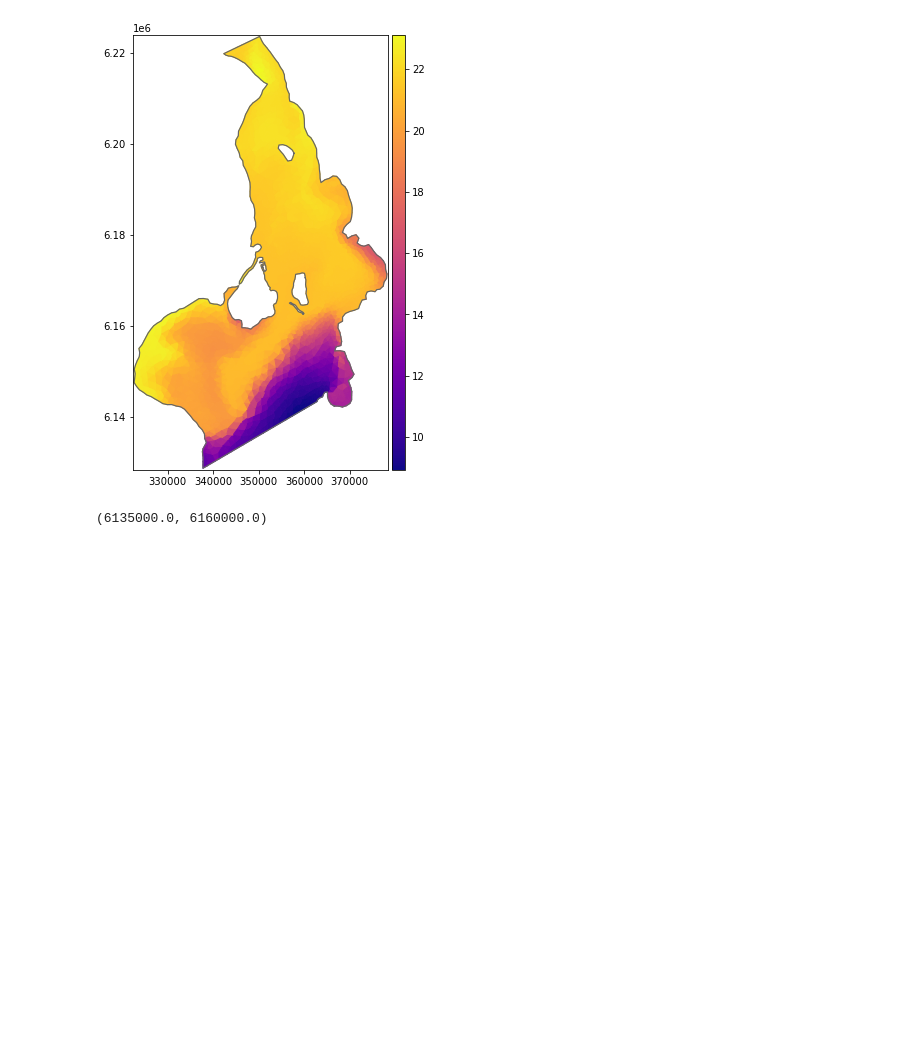
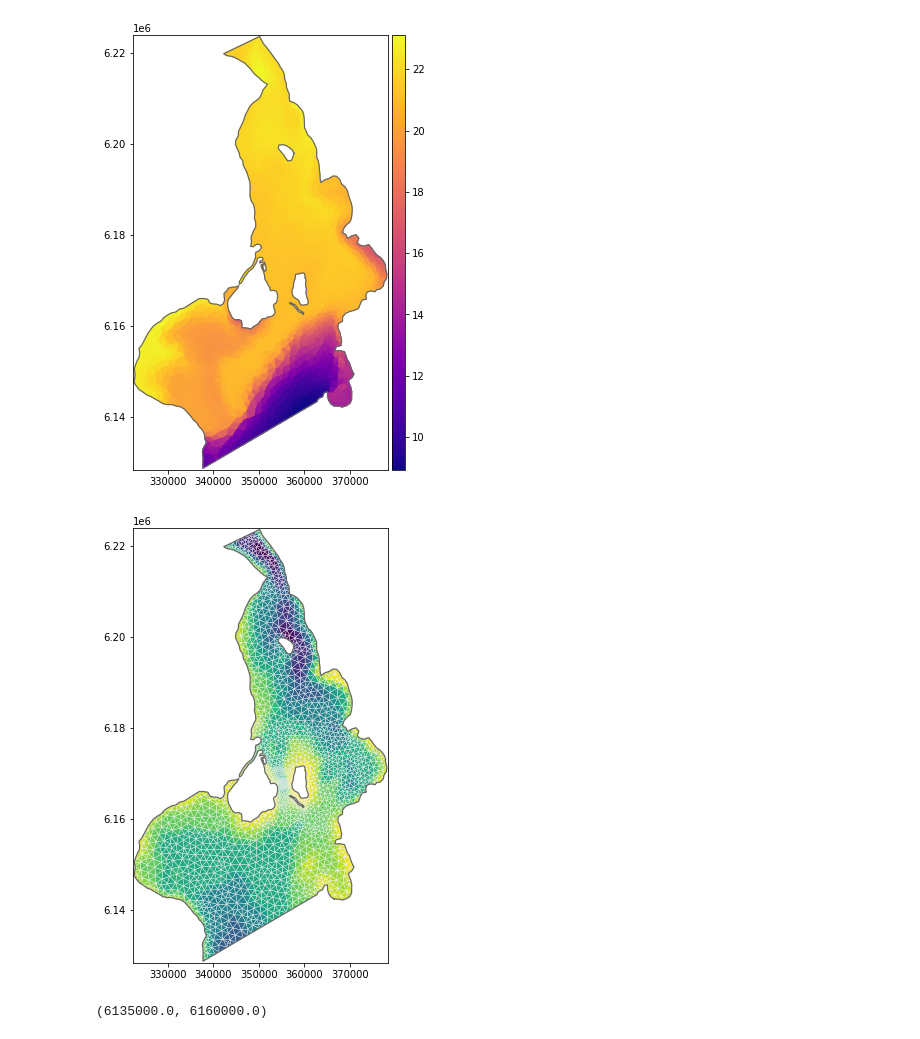
Before and after one commit to DHI/mikeio, a Jupyter notebook: notebooks/Dfsu and Mesh - Plotting.ipynb, the cells around one changed output. Drawn from its saved outputs; the diff is of its cells as text; code cells hidden in the pictures; blank space fills up the shorter version.

```diff
--- a/notebooks/Dfsu and Mesh - Plotting.ipynb
+++ b/notebooks/Dfsu and Mesh - Plotting.ipynb
@@ -100,6 +104,10 @@ dat = ds.data[0][0,:]
 dfs.plot(dat, plot_type='patch', elements=dfs.top_elements, show_mesh=False, cmap='plasma');
 # %% [output]
 [figure]
+# %%
+dfs.plot(colorbar=False);
+# %% [output]
+[figure, added]
 # %%
 ax = dfs.plot(dat, plot_type='contour', elements=dfs.top_elements, show_mesh=True, cmap='tab20', label='Salinity', levels=[11,13,15,17,18,19,20,20.5])
 ax.set_ylim(6135000,6160000)
```
Also changed, not shown: parts of 1 cell of this notebook, 2 other files.
